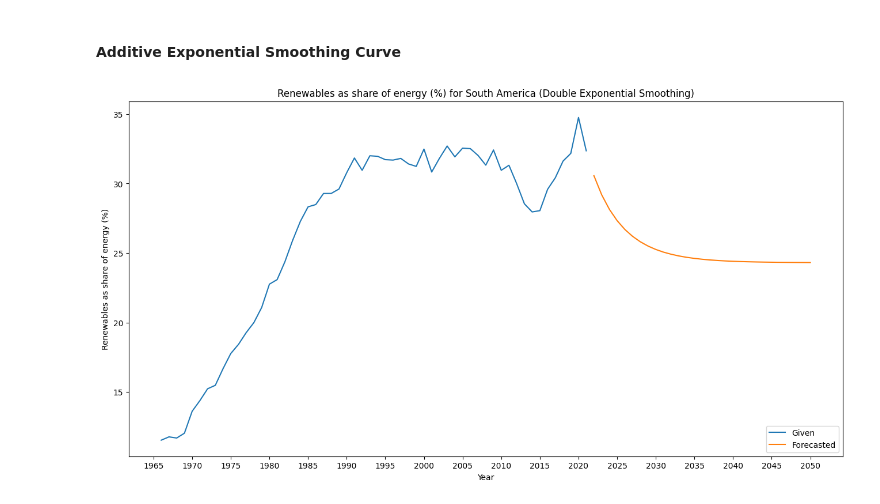
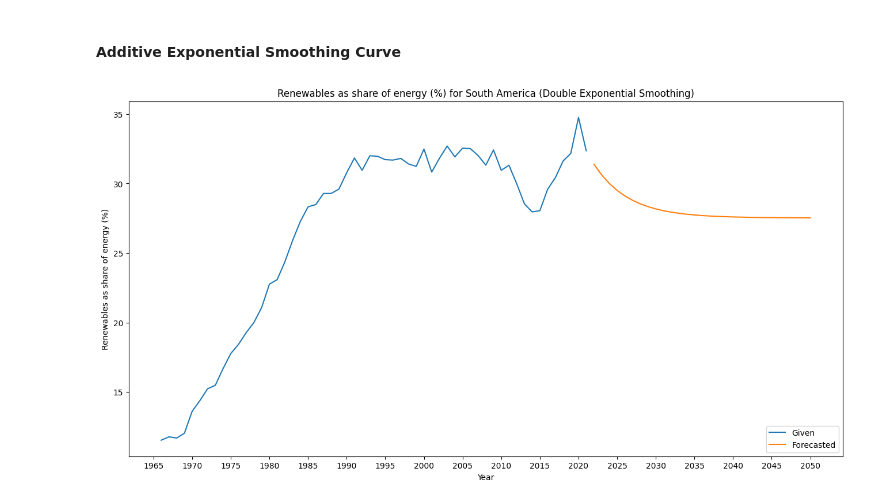
Before and after one commit to boon-keng/mini-project, a Jupyter notebook: DataCleaning.ipynb, the cells around one changed output. Cells and saved outputs as stored; diff of their text form; code cells hidden in the pictures.

Commit message:
updated exponential smoothing model

```diff
--- a/DataCleaning.ipynb
+++ b/DataCleaning.ipynb
@@ -302,29 +302,29 @@ Best Parameters (Multiplicative): alpha=1.0, beta=0.8
 # %%
 # initialise prediction range
 start_year = 2022
 end_year = 2050
 forecast_index = pd.Series(list(np.arange(start_year,end_year+1)))
 
 # make prediction using the best parameters
 model_add = ExponentialSmoothing(expsmooth_df, trend='add', damped=True, initialization_method='estimated')
-model_add_fit = model.fit(smoothing_level=best_params[0], smoothing_slope=best_params[1])
+model_add_fit = model_add.fit(smoothing_level=best_params[0], smoothing_slope=best_params[1])
 
 # make forecasting and add to new dataframe
-yhat = model_fit.forecast(steps=len(forecast_index))
-yhat_df = pd.DataFrame(yhat)
-yhat_df.rename({0:'forecast_renewables'}, axis=1, inplace=True)
-yhat_df.set_index(forecast_index, inplace=True)
+y_add = model_add_fit.forecast(steps=len(forecast_index))
+y_add_df = pd.DataFrame(y_add)
+y_add_df.rename({0:'forecast_renewables'}, axis=1, inplace=True)
+y_add_df.set_index(forecast_index, inplace=True)
 
 # plot past data with future data
-expsmooth_fc = pd.concat([expsmooth_df, yhat_df])
+expsmooth_add = pd.concat([expsmooth_df, y_add_df])
 
 fig = plt.figure(figsize=(16,8))
-plt.plot(expsmooth_fc['renewables_share_energy'], label='Given')
-plt.plot(expsmooth_fc['forecast_renewables'], label = 'Forecasted')
+plt.plot(expsmooth_add['renewables_share_energy'], label='Given')
+plt.plot(expsmooth_add['forecast_renewables'], label = 'Forecasted')
 plt.title('Renewables as share of energy (%) for South America (Double Exponential Smoothing)')
 plt.xlabel('Year')
 plt.ylabel('Renewables as share of energy (%)')
-plt.xticks(np.arange(min(expsmooth_fc.index) - 1, max(expsmooth_fc.index)+1, 5))
+plt.xticks(np.arange(min(expsmooth_add.index) - 1, max(expsmooth_add.index)+1, 5))
 plt.legend(loc='lower right', );
 # %% [output]
-[figure, old version]
+[figure, new version]
```
Also changed, not shown: parts of 6 cells of this notebook.
